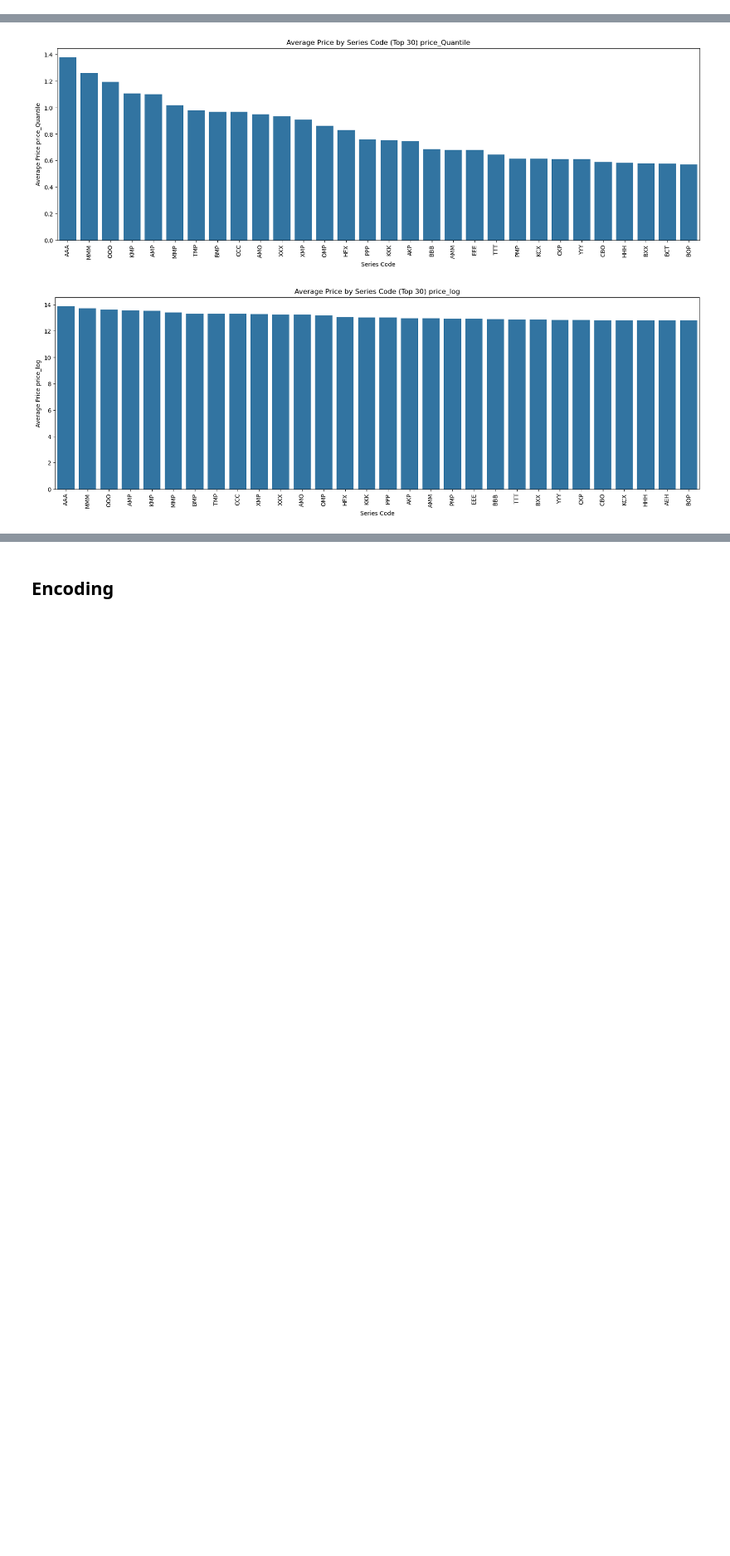
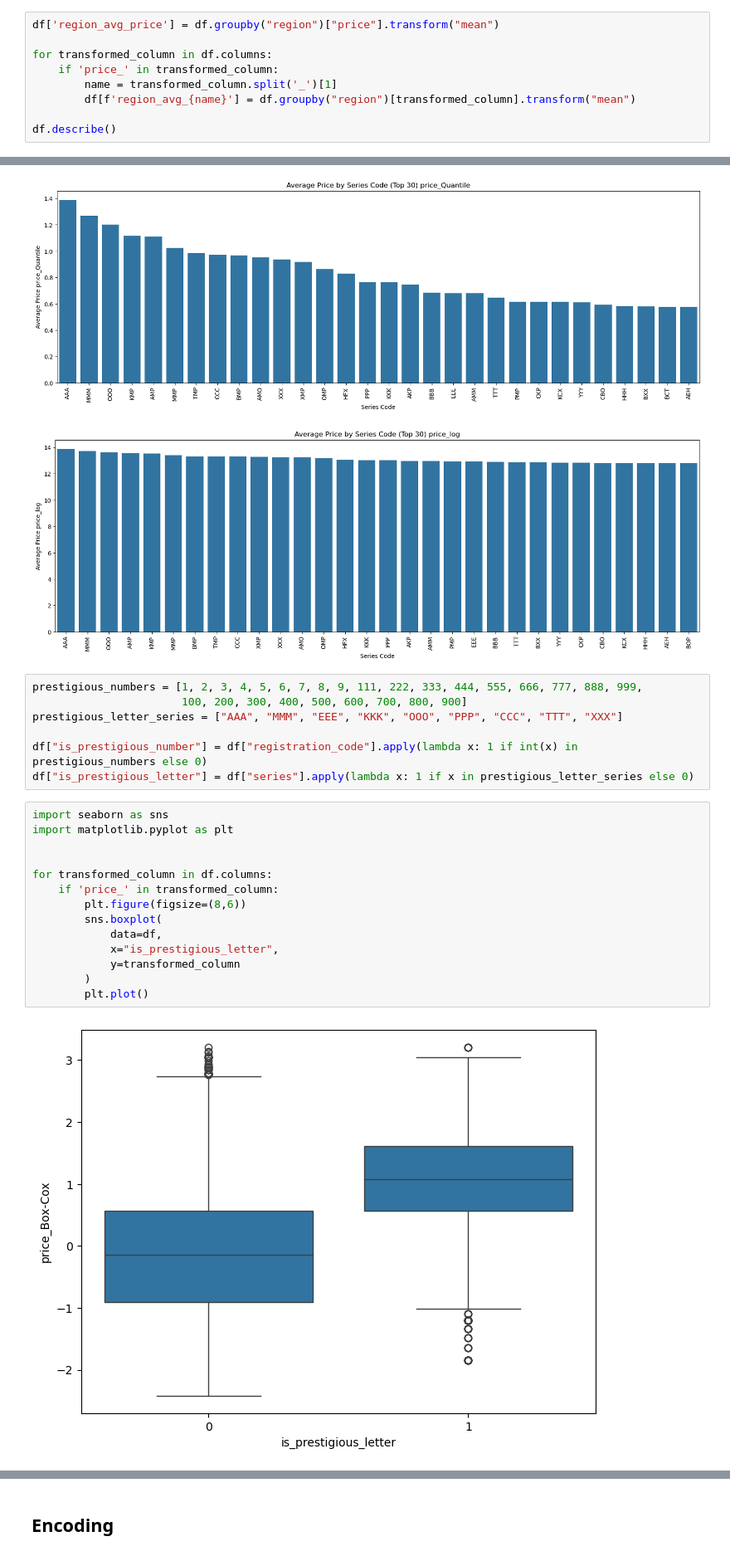
Before and after one commit to woxane/Russian-Car-Plates-Prices-Prediction, a Jupyter notebook: russian-car-plate.ipynb, the cells around one changed output, grey strips where cells are left out. Shown at 83% size. Drawn from its saved outputs; the diff is of its cells as text; blank space fills up the shorter version.

```diff
--- a/russian-car-plate.ipynb
+++ b/russian-car-plate.ipynb
@@ -268,0 +296,9 @@ as we see we have more monotonic correlation instead of linear.
+# %%
+df['region_avg_price'] = df.groupby("region")["price"].transform("mean")
+
+for transformed_column in df.columns:
+    if 'price_' in transformed_column:
+        name = transformed_column.split('_')[1]
+        df[f'region_avg_{name}'] = df.groupby("region")[transformed_column].transform("mean")
+
+df.describe()
@@ -534,3 +562,26 @@ for transformed_column in df.columns:
 [figure]
 [figure]
 [figure]
+# %%
+prestigious_numbers = [1, 2, 3, 4, 5, 6, 7, 8, 9, 111, 222, 333, 444, 555, 666, 777, 888, 999,
+                       100, 200, 300, 400, 500, 600, 700, 800, 900]
+prestigious_letter_series = ["AAA", "MMM", "EEE", "KKK", "OOO", "PPP", "CCC", "TTT", "XXX"]
+
+df["is_prestigious_number"] = df["registration_code"].apply(lambda x: 1 if int(x) in prestigious_numbers else 0)
+df["is_prestigious_letter"] = df["series"].apply(lambda x: 1 if x in prestigious_letter_series else 0)
+# %%
+import seaborn as sns
+import matplotlib.pyplot as plt
+
+
+for transformed_column in df.columns:
+    if 'price_' in transformed_column:
+        plt.figure(figsize=(8,6))
+        sns.boxplot(
+            data=df,
+            x="is_prestigious_letter",
+            y=transformed_column
+        )
+        plt.plot()
+# %% [output]
+[figure, added]
```
Also changed, not shown: parts of 20 cells of this notebook.
